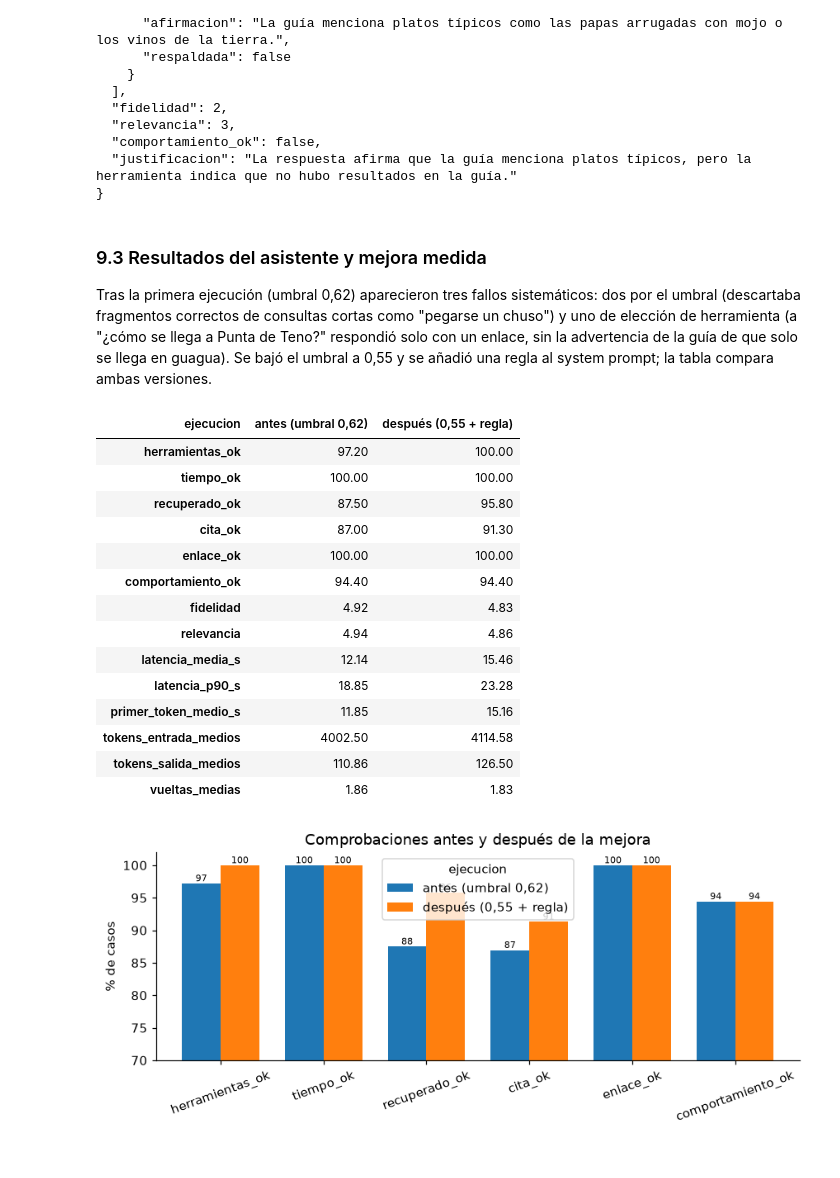
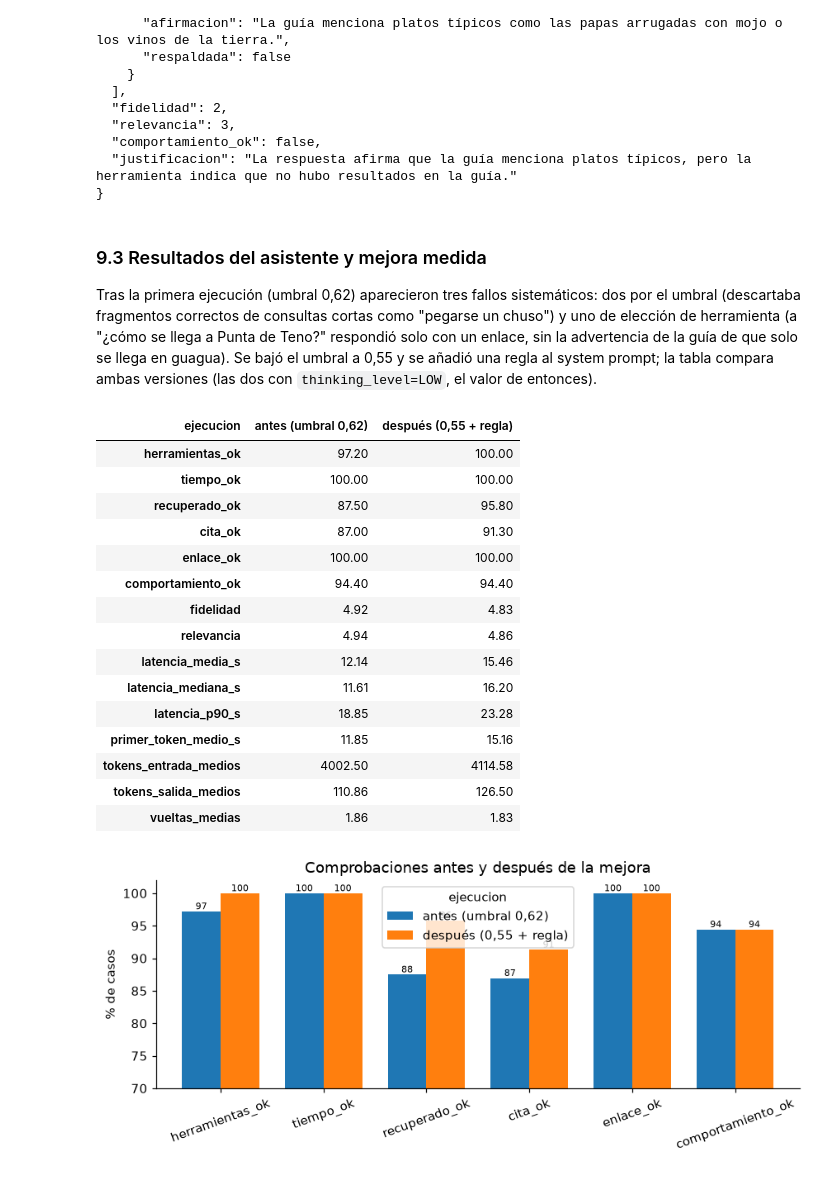
Before and after one commit to jferdaoussi/asistente-tenerife, a Jupyter notebook: notebook/asistente_tenerife.ipynb, the cells around one changed output. Drawn from its saved outputs; the diff is of its cells as text; code cells hidden in the pictures.

```diff
--- a/notebook/asistente_tenerife.ipynb
+++ b/notebook/asistente_tenerife.ipynb
@@ -533,12 +485,7 @@ def mostrar(respuesta):
     """Muestra la respuesta del agente y un resumen de su traza."""
     display(Markdown(respuesta.text))
     t = respuesta.trace
-    llamadas = (
-        ", ".join(
-            f"{c.name}({json.dumps(c.args, ensure_ascii=False)})" for c in t.tool_calls
-        )
-        or "ninguna"
-    )
+    llamadas = ", ".join(f"{c.name}({json.dumps(c.args, ensure_ascii=False)})" for c in t.tool_calls) or "ninguna"
     print(f"— vueltas: {t.rounds} · herramientas: {llamadas}")
     print(f"— tokens: {t.prompt_tokens} entrada / {t.output_tokens} salida")
     print(f"— {t.total_s:.1f} s · {t.model}")
@@ -714,9 +636,7 @@ with mock.patch("src.weather.requests.get", side_effect=falla_la_primera_vez):
     r = get_weather(manana, "Garachico")
 print("Timeout y reintento →", "ok" if r["ok"] else r["error"], "·", r.get("cielo"))
 
-with mock.patch(
-    "src.weather.requests.get", side_effect=requests.ConnectionError("sin red")
-):
+with mock.patch("src.weather.requests.get", side_effect=requests.ConnectionError("sin red")):
     r = get_weather(manana, "Garachico")
 print("Caída persistente   →", r["error"], "·", r["mensaje"])
 # %% [output]
@@ -1059,23 +941,13 @@ se usaron para corregirlo (fuera de muestra).
 # %%
 validaciones = {
     "36 respuestas (umbral 0,62)": ("LOW_v1", ev.REVIEW_PATH),
-    "12 respuestas nuevas, fuera de muestra": (
-        "LOW_v2",
-        ev.EVAL_DIR / "revision_claude_v2.jsonl",
-    ),
+    "12 respuestas nuevas, fuera de muestra": ("LOW_v2", ev.EVAL_DIR / "revision_claude_v2.jsonl"),
 }
 filas = {}
 for nombre, (etiqueta, referencia) in validaciones.items():
-    acuerdo = ev.judge_agreement(
-        ev.load_records(ev.results_path(etiqueta)), ev.load_questions(referencia)
-    )
-    filas[nombre] = {
-        k: acuerdo[k]
-        for k in ["casos", "fidelidad_exacta", "fidelidad_±1", "comportamiento_igual"]
-    }
-    filas[nombre]["alucinaciones aprobadas"] = len(
-        acuerdo["alucinaciones_no_detectadas"]
-    )
+    acuerdo = ev.judge_agreement(ev.load_records(ev.results_path(etiqueta)), ev.load_questions(referencia))
+    filas[nombre] = {k: acuerdo[k] for k in ["casos", "fidelidad_exacta", "fidelidad_±1", "comportamiento_igual"]}
+    filas[nombre]["alucinaciones aprobadas"] = len(acuerdo["alucinaciones_no_detectadas"])
     filas[nombre]["¿fiable?"] = acuerdo["fiable"]
 pd.DataFrame(filas).T
 # %% [output]
@@ -1116,38 +988,30 @@ sistemáticos: dos por el umbral (descartaba fragmentos correctos de consultas
 cortas como "pegarse un chuso") y uno de elección de herramienta (a "¿cómo se
 llega a Punta de Teno?" respondió solo con un enlace, sin la advertencia de
 la guía de que solo se llega en guagua). Se bajó el umbral a 0,55 y se añadió
-una regla al system prompt; la tabla compara ambas versiones.
+una regla al system prompt; la tabla compara ambas versiones (las dos con
+`thinking_level=LOW`, el valor de entonces).
 # %%
 ejecuciones = {"antes (umbral 0,62)": "LOW_v1", "después (0,55 + regla)": "LOW_v2"}
 tabla = pd.concat(
-    [
-        ev.records_frame(ev.load_records(ev.results_path(e)), nombre)
-        for nombre, e in ejecuciones.items()
-    ]
+    [ev.records_frame(ev.load_records(ev.results_path(e)), nombre) for nombre, e in ejecuciones.items()]
 )
 resumen = ev.agent_summary(tabla)
-porcentajes = [
-    "herramientas_ok",
-    "tiempo_ok",
-    "recuperado_ok",
-    "cita_ok",
-    "enlace_ok",
-    "comportamiento_ok",
-]
+porcentajes = ["herramientas_ok", "tiempo_ok", "recuperado_ok", "cita_ok", "enlace_ok", "comportamiento_ok"]
 vista = resumen.T.copy()
 vista.loc[porcentajes] = (vista.loc[porcentajes] * 100).round(1)
 vista.round(2)
 # %% [output]
 | ejecucion | antes (umbral 0,62) | después (0,55 + regla) |
 | herramientas_ok | 97.20 | 100.00 |
 | tiempo_ok | 100.00 | 100.00 |
 | recuperado_ok | 87.50 | 95.80 |
 | cita_ok | 87.00 | 91.30 |
 | enlace_ok | 100.00 | 100.00 |
 | comportamiento_ok | 94.40 | 94.40 |
 | fidelidad | 4.92 | 4.83 |
 | relevancia | 4.94 | 4.86 |
 | latencia_media_s | 12.14 | 15.46 |
+| latencia_mediana_s | 11.61 | 16.20 |
 | latencia_p90_s | 18.85 | 23.28 |
 | primer_token_medio_s | 11.85 | 15.16 |
 | tokens_entrada_medios | 4002.50 | 4114.58 |
```
Also changed, not shown: parts of 40 cells of this notebook, 2 other files.
